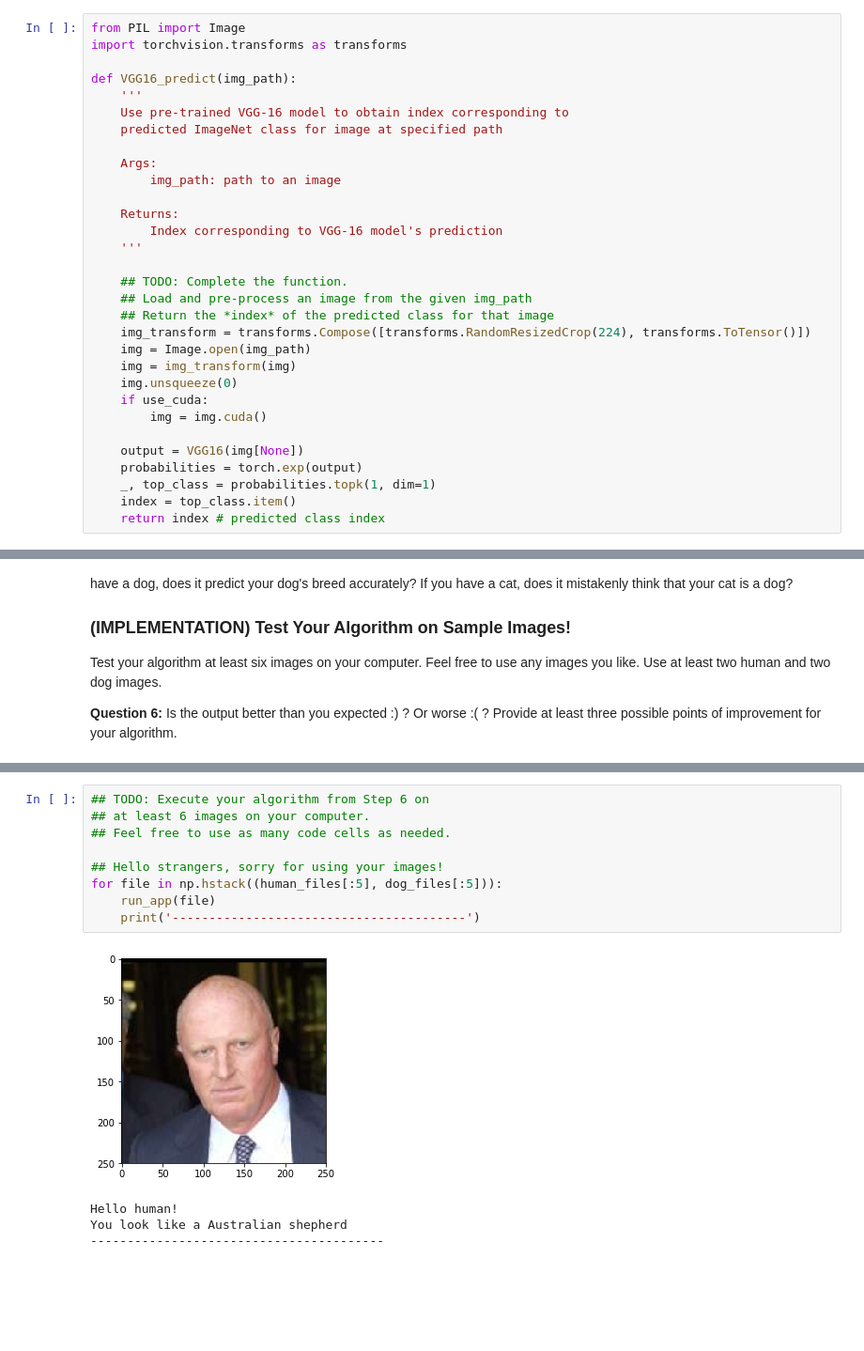
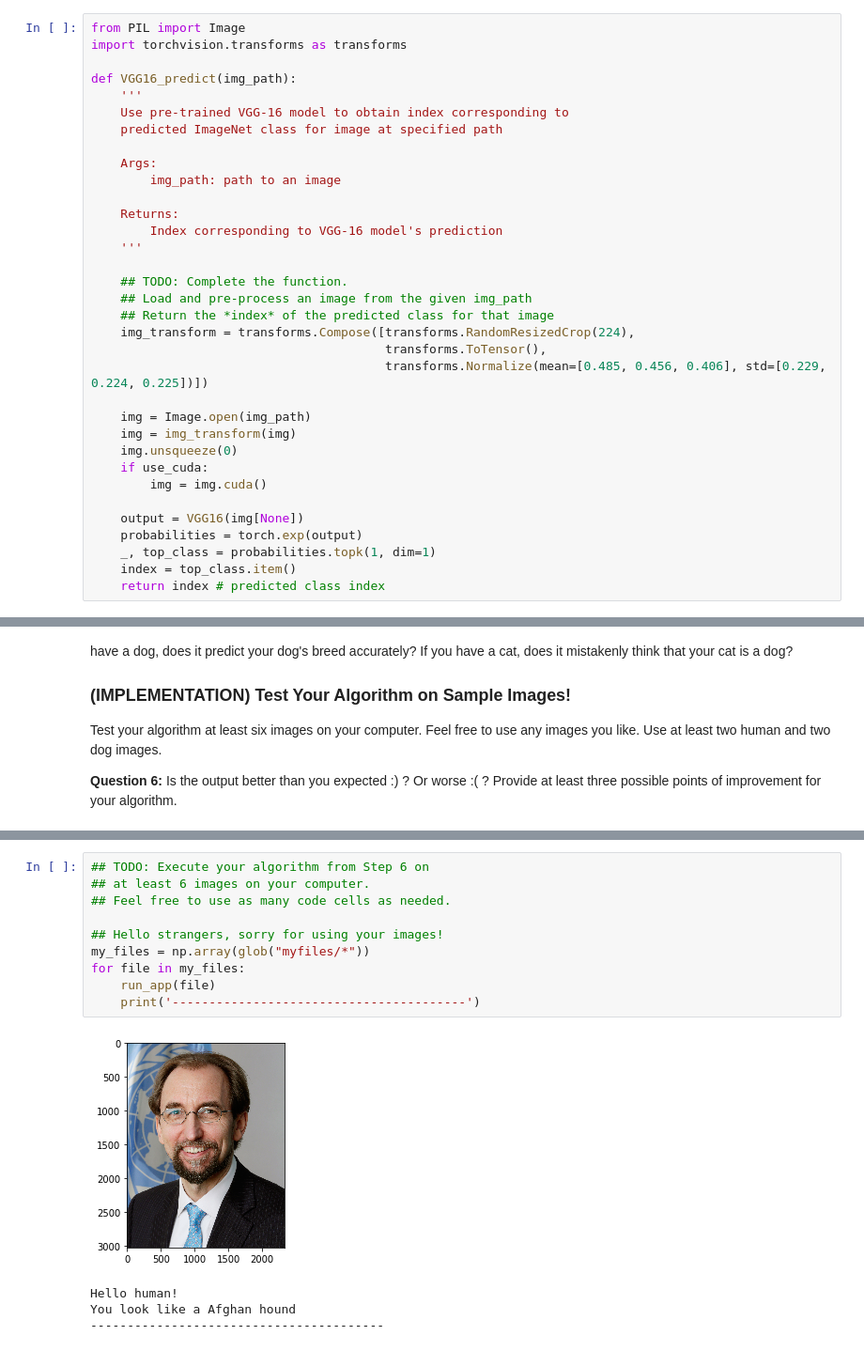
Before and after one commit to minhkhang1795/deep-learning-v2-pytorch, a Jupyter notebook: project-dog-classification/dog_app-mine.ipynb, the cells around one changed output, grey strips where cells are left out. Shown at 94% size. Cells and saved outputs as stored; diff of their text form; blank space fills up the shorter version.

```diff
--- a/project-dog-classification/dog_app-mine.ipynb
+++ b/project-dog-classification/dog_app-mine.ipynb
@@ -216,7 +216,10 @@ def VGG16_predict(img_path):
     ## TODO: Complete the function.
     ## Load and pre-process an image from the given img_path
     ## Return the *index* of the predicted class for that image
-    img_transform = transforms.Compose([transforms.RandomResizedCrop(224), transforms.ToTensor()])
+    img_transform = transforms.Compose([transforms.RandomResizedCrop(224),
+                                        transforms.ToTensor(),
+                                        transforms.Normalize(mean=[0.485, 0.456, 0.406], std=[0.229, 0.224, 0.225])])
+
     img = Image.open(img_path)
     img = img_transform(img)
     img.unsqueeze(0)
@@ -814,14 +816,15 @@ Some points of improvement:
 # %%
 ## TODO: Execute your algorithm from Step 6 on
 ## at least 6 images on your computer.
 ## Feel free to use as many code cells as needed.
 
 ## Hello strangers, sorry for using your images!
-for file in np.hstack((human_files[:5], dog_files[:5])):
+my_files = np.array(glob("myfiles/*"))
+for file in my_files:
     run_app(file)
     print('----------------------------------------')
 # %% [output]
-[figure, old version]
+[figure, new version]
 Hello human!
-You look like a Australian shepherd
+You look like a Afghan hound
 ----------------------------------------
```
Also changed, not shown: parts of 6 cells of this notebook, 1 other file.
